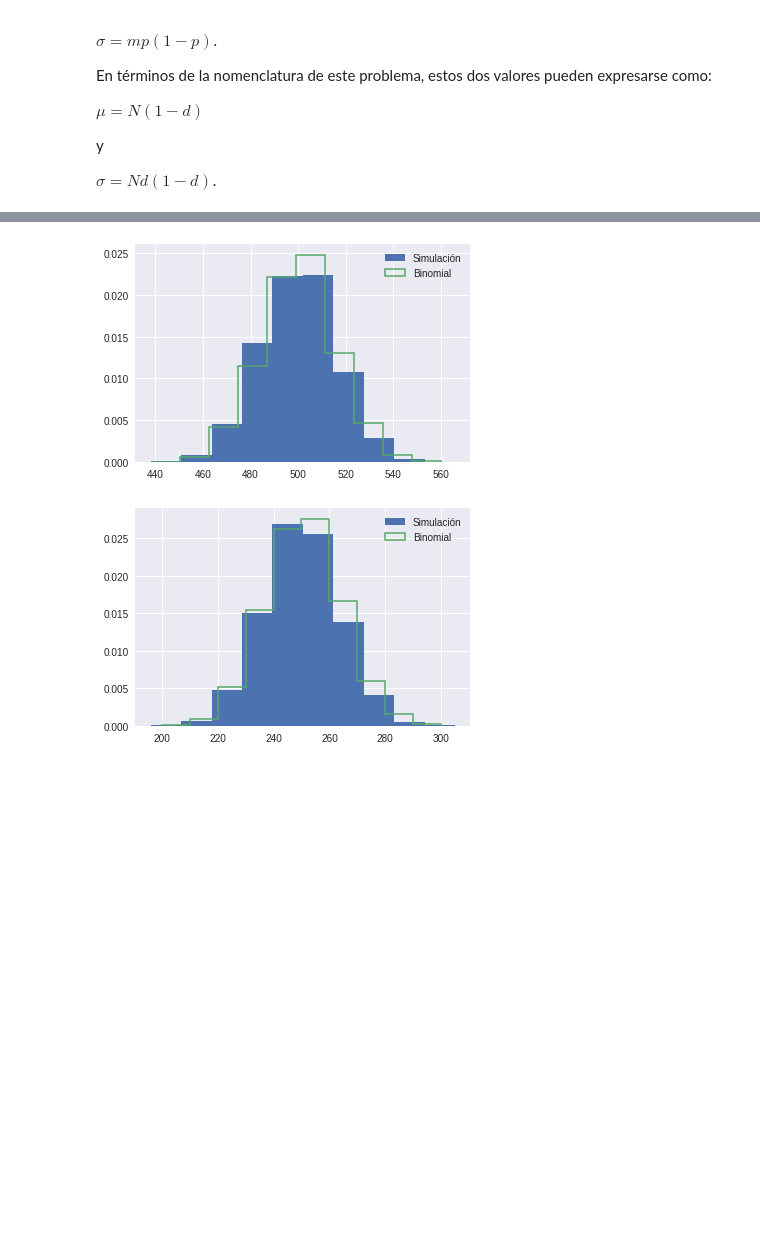
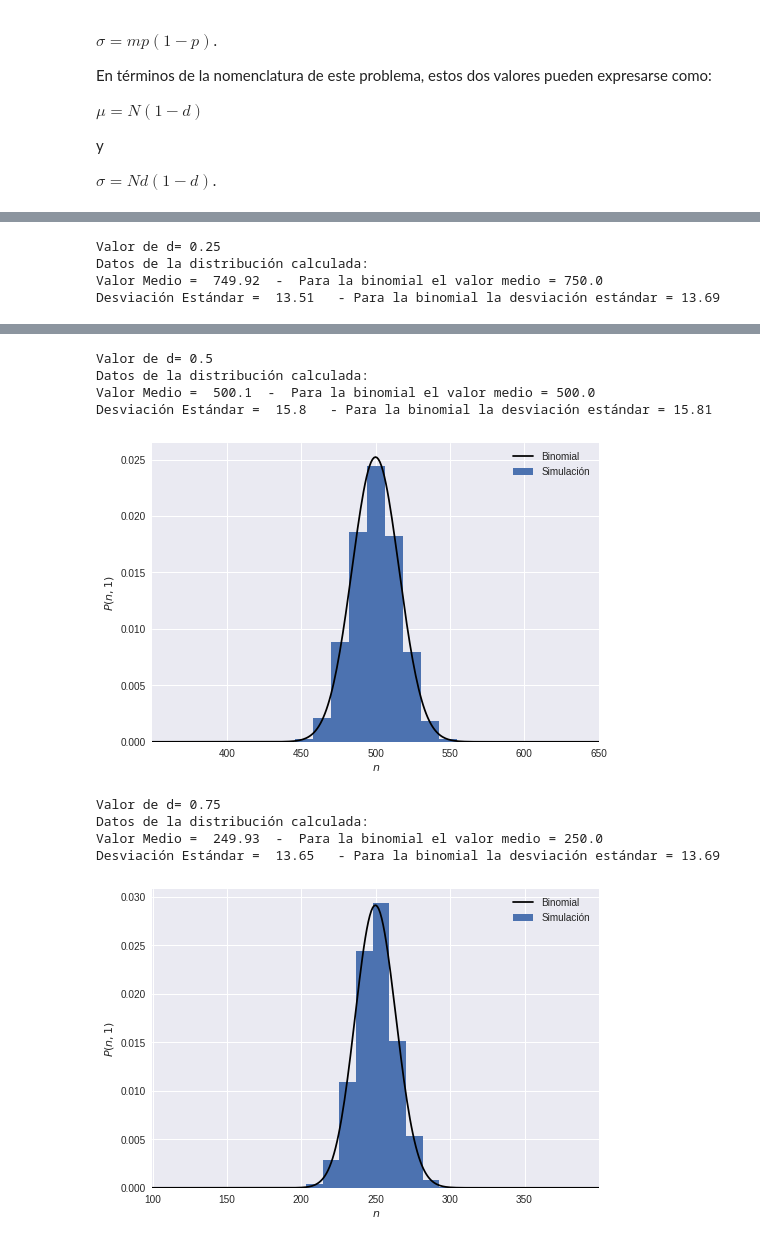
Before and after one commit to denisecammarota/matbio, a Jupyter notebook: tp3/P3_Ej1.ipynb, the cells around one changed output, grey strips where cells are left out. Drawn from its saved outputs; the diff is of its cells as text; code cells hidden in the pictures; blank space fills up the shorter version.

```diff
--- a/tp3/P3_Ej1.ipynb
+++ b/tp3/P3_Ej1.ipynb
@@ -130,7 +137,25 @@ for j in d:
   for i in range(rep):
     pop[i,:] = time_evolution(N,j,tf)
   plt.hist(pop[:,1],density=True,label='Simulación')
-  plt.hist(random.binomial(n=N, p=1-j, size=rep),density=True,histtype='step', linewidth=1.5,label='Binomial')
+  mean_pop = np.mean(pop[:,1])
+  std_pop = np.std(pop[:,1])
+  #imprimo por consola todas las estadisticas
+  print('Valor de d=',j)
+  print('Datos de la distribución calculada:')
+  print('Valor Medio = ',round(mean_pop,2),' -  Para la binomial el valor medio =',round(N*(1-j),2))
+  print('Desviación Estándar = ',round(std_pop,2),'  - Para la binomial la desviación estándar =',round(np.sqrt(N*j*(1-j)),2))
+  #y aca hacemos los gráficos correspondientes
+  x = np.linspace(0,1000,1001)
+  pmf = scipy.stats.binom.pmf(x,1000,1-j)
+  plt.plot(x,pmf,'k',label='Binomial')
+  plt.xlabel('$n$')
+  plt.ylabel('$P(n,1)$')
+  plt.xlim((mean_pop-150,mean_pop+150))
   plt.legend()
   plt.show()
+  print('\n')
 # %% [output]
+Valor de d= 0.25
+Datos de la distribución calculada:
+Valor Medio =  749.92  -  Para la binomial el valor medio = 750.0
+Desviación Estándar =  13.51   - Para la binomial la desviación estándar = 13.69
@@ -138,2 +163,10 @@ for j in d:
+Valor de d= 0.5
+Datos de la distribución calculada:
+Valor Medio =  500.1  -  Para la binomial el valor medio = 500.0
+Desviación Estándar =  15.8   - Para la binomial la desviación estándar = 15.81
-[figure, old version]
+[figure, new version]
+Valor de d= 0.75
+Datos de la distribución calculada:
+Valor Medio =  249.93  -  Para la binomial el valor medio = 250.0
+Desviación Estándar =  13.65   - Para la binomial la desviación estándar = 13.69
-[figure, old version]
+[figure, new version]
```
Also changed, not shown: parts of 8 cells of this notebook.
